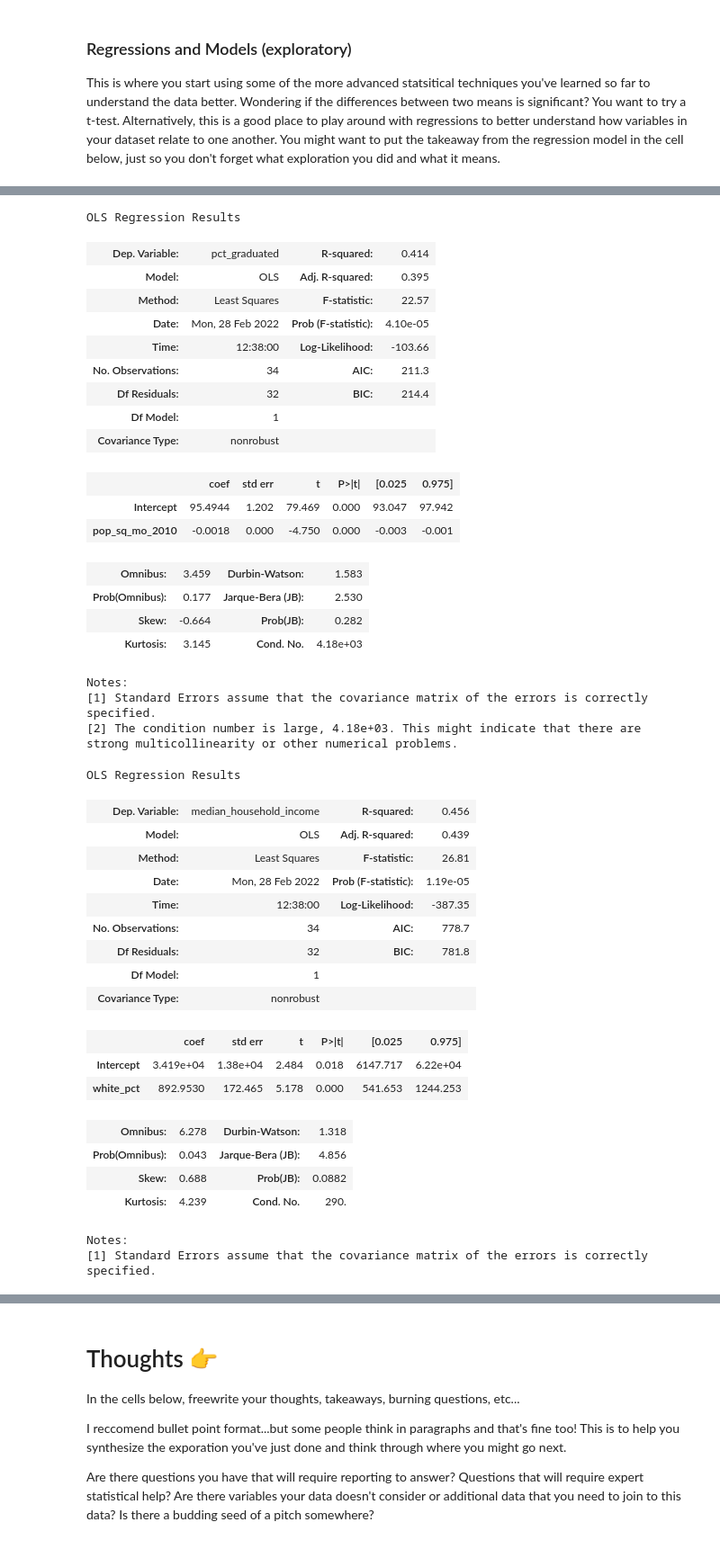
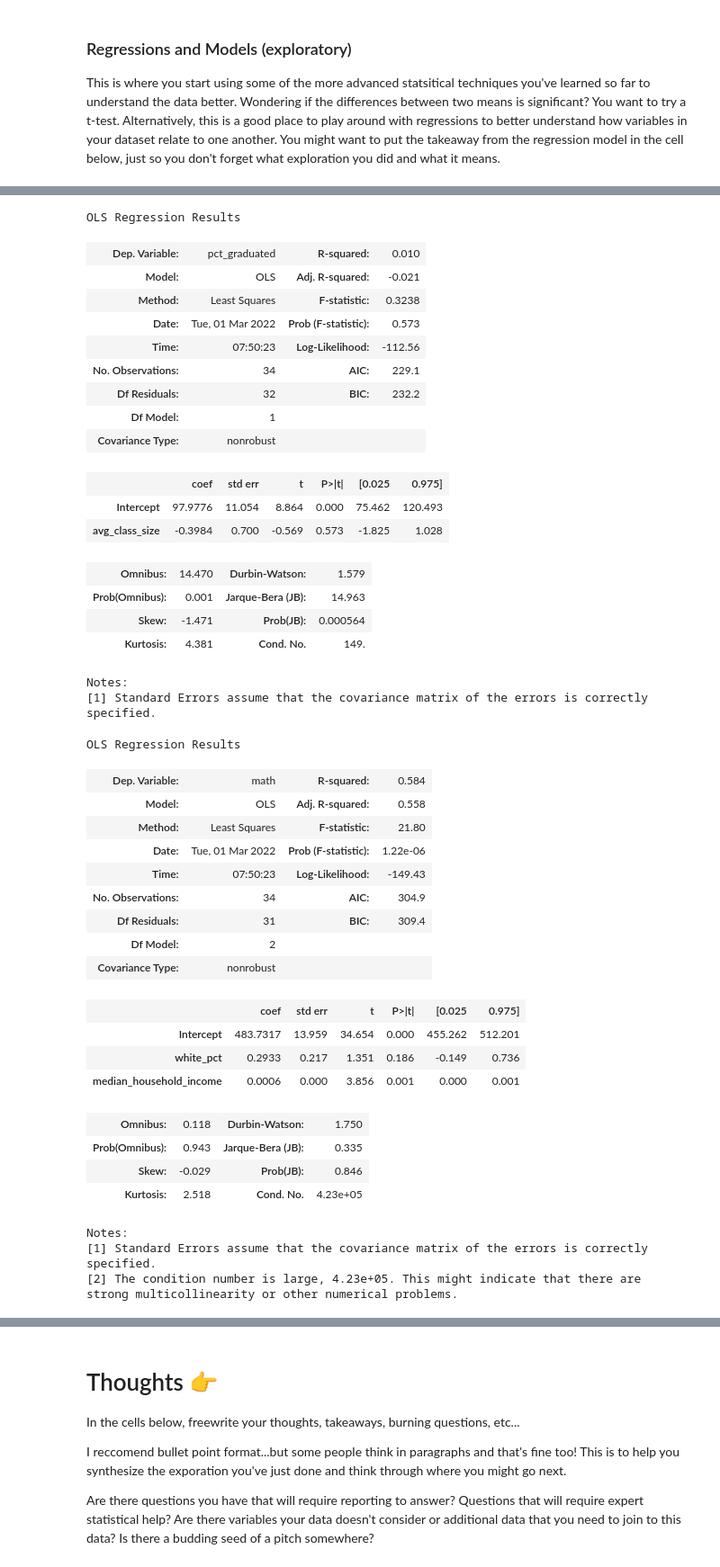
Before and after one commit to code4journalism/regressions-pre-pitch-semerriam, a Jupyter notebook: Merriam-regressions-eda-scratchpad.ipynb, the cells around one changed output, grey strips where cells are left out. Shown at 90% size. Cells and saved outputs as stored; diff of their text form; code cells hidden in the pictures.

```diff
--- a/Merriam-regressions-eda-scratchpad.ipynb
+++ b/Merriam-regressions-eda-scratchpad.ipynb
@@ -457,55 +787,58 @@ Notes:
 # %%
+# Average Class Size --> Percentage of Students that graduated?
 import statsmodels.formula.api as smf
 
-model = smf.ols("pct_graduated ~ pop_sq_mo_2010", data=df_subset)
+model = smf.ols("pct_graduated ~ avg_class_size", data=df_subset)
 results = model.fit()
 results.summary()
 # %% [output]
 OLS Regression Results
-| Dep. Variable: | pct_graduated | R-squared: | 0.414 |
-| Model: | OLS | Adj. R-squared: | 0.395 |
-| Method: | Least Squares | F-statistic: | 22.57 |
-| Date: | Mon, 28 Feb 2022 | Prob (F-statistic): | 4.10e-05 |
-| Time: | 12:38:00 | Log-Likelihood: | -103.66 |
-| No. Observations: | 34 | AIC: | 211.3 |
-| Df Residuals: | 32 | BIC: | 214.4 |
+| Dep. Variable: | pct_graduated | R-squared: | 0.010 |
+| Model: | OLS | Adj. R-squared: | -0.021 |
+| Method: | Least Squares | F-statistic: | 0.3238 |
+| Date: | Tue, 01 Mar 2022 | Prob (F-statistic): | 0.573 |
+| Time: | 07:50:23 | Log-Likelihood: | -112.56 |
+| No. Observations: | 34 | AIC: | 229.1 |
+| Df Residuals: | 32 | BIC: | 232.2 |
 | Df Model: | 1 |  |  |
 | Covariance Type: | nonrobust |  |  |
 |  | coef | std err | t | P>|t| | [0.025 | 0.975] |
-| Intercept | 95.4944 | 1.202 | 79.469 | 0.000 | 93.047 | 97.942 |
-| pop_sq_mo_2010 | -0.0018 | 0.000 | -4.750 | 0.000 | -0.003 | -0.001 |
+| Intercept | 97.9776 | 11.054 | 8.864 | 0.000 | 75.462 | 120.493 |
+| avg_class_size | -0.3984 | 0.700 | -0.569 | 0.573 | -1.825 | 1.028 |
-| Omnibus: | 3.459 | Durbin-Watson: | 1.583 |
-| Prob(Omnibus): | 0.177 | Jarque-Bera (JB): | 2.530 |
-| Skew: | -0.664 | Prob(JB): | 0.282 |
-| Kurtosis: | 3.145 | Cond. No. | 4.18e+03 |
+| Omnibus: | 14.470 | Durbin-Watson: | 1.579 |
+| Prob(Omnibus): | 0.001 | Jarque-Bera (JB): | 14.963 |
+| Skew: | -1.471 | Prob(JB): | 0.000564 |
+| Kurtosis: | 4.381 | Cond. No. | 149. |
 Notes:
 [1] Standard Errors assume that the covariance matrix of the errors is correctly specified.
-[2] The condition number is large, 4.18e+03. This might indicate that there are
-strong multicollinearity or other numerical problems.
 # %%
+# Median Household Income + Percentage of White Students --> Statewide Math scores?
 import statsmodels.formula.api as smf
 
-model = smf.ols("median_household_income ~ white_pct", data=df_subset)
+model = smf.ols("math ~ white_pct + median_household_income", data=df_subset)
 results = model.fit()
 results.summary()
 # %% [output]
 OLS Regression Results
-| Dep. Variable: | median_household_income | R-squared: | 0.456 |
-| Model: | OLS | Adj. R-squared: | 0.439 |
-| Method: | Least Squares | F-statistic: | 26.81 |
-| Date: | Mon, 28 Feb 2022 | Prob (F-statistic): | 1.19e-05 |
-| Time: | 12:38:00 | Log-Likelihood: | -387.35 |
-| No. Observations: | 34 | AIC: | 778.7 |
-| Df Residuals: | 32 | BIC: | 781.8 |
-| Df Model: | 1 |  |  |
+| Dep. Variable: | math | R-squared: | 0.584 |
+| Model: | OLS | Adj. R-squared: | 0.558 |
+| Method: | Least Squares | F-statistic: | 21.80 |
+| Date: | Tue, 01 Mar 2022 | Prob (F-statistic): | 1.22e-06 |
+| Time: | 07:50:23 | Log-Likelihood: | -149.43 |
+| No. Observations: | 34 | AIC: | 304.9 |
+| Df Residuals: | 31 | BIC: | 309.4 |
+| Df Model: | 2 |  |  |
 | Covariance Type: | nonrobust |  |  |
 |  | coef | std err | t | P>|t| | [0.025 | 0.975] |
-| Intercept | 3.419e+04 | 1.38e+04 | 2.484 | 0.018 | 6147.717 | 6.22e+04 |
-| white_pct | 892.9530 | 172.465 | 5.178 | 0.000 | 541.653 | 1244.253 |
+| Intercept | 483.7317 | 13.959 | 34.654 | 0.000 | 455.262 | 512.201 |
+| white_pct | 0.2933 | 0.217 | 1.351 | 0.186 | -0.149 | 0.736 |
+| median_household_income | 0.0006 | 0.000 | 3.856 | 0.001 | 0.000 | 0.001 |
-| Omnibus: | 6.278 | Durbin-Watson: | 1.318 |
-| Prob(Omnibus): | 0.043 | Jarque-Bera (JB): | 4.856 |
-| Skew: | 0.688 | Prob(JB): | 0.0882 |
-| Kurtosis: | 4.239 | Cond. No. | 290. |
+| Omnibus: | 0.118 | Durbin-Watson: | 1.750 |
+| Prob(Omnibus): | 0.943 | Jarque-Bera (JB): | 0.335 |
+| Skew: | -0.029 | Prob(JB): | 0.846 |
+| Kurtosis: | 2.518 | Cond. No. | 4.23e+05 |
 Notes:
 [1] Standard Errors assume that the covariance matrix of the errors is correctly specified.
+[2] The condition number is large, 4.23e+05. This might indicate that there are
+strong multicollinearity or other numerical problems.
 # %%
```
Also changed, not shown: parts of 53 cells of this notebook, 1 other file.
